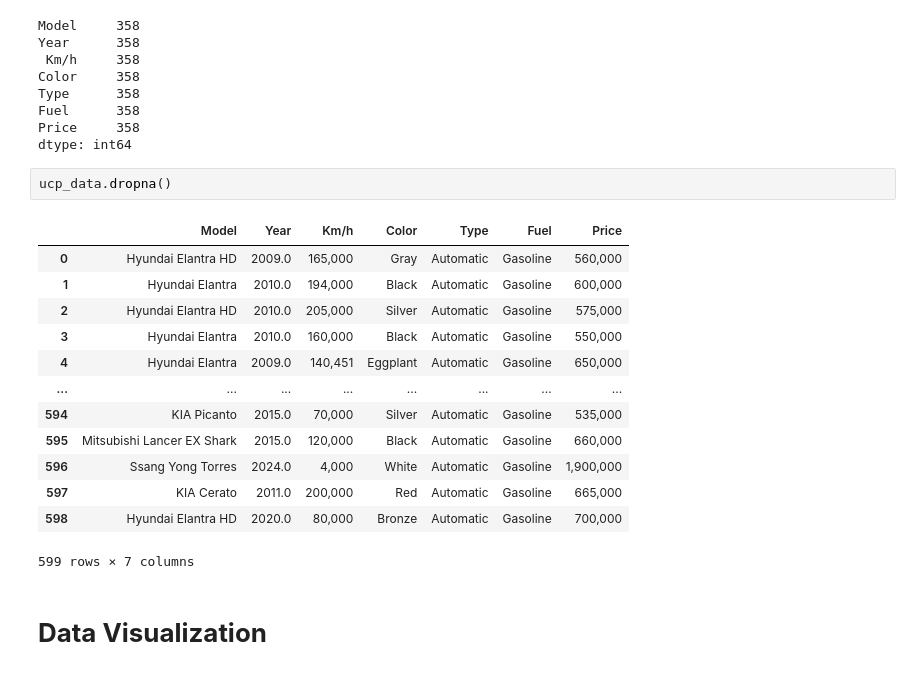
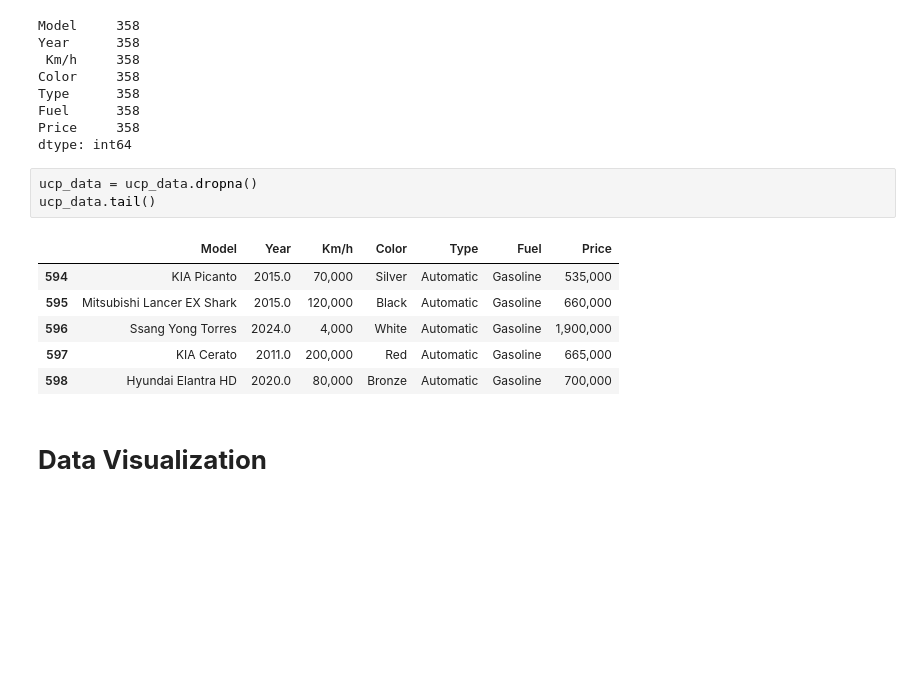
Before and after one commit to WONYOUNG-SONG/Kaggle, a Jupyter notebook: UsedCarPrice/submission.ipynb, the cells around one changed output. Drawn from its saved outputs; the diff is of its cells as text; blank space fills up the shorter version.

```diff
--- a/UsedCarPrice/submission.ipynb
+++ b/UsedCarPrice/submission.ipynb
@@ -46,21 +46,15 @@ Fuel      358
 Price     358
 dtype: int64
 # %%
-ucp_data.dropna()
+ucp_data = ucp_data.dropna()
+ucp_data.tail()
 # %% [output]
 |  | Model | Year | Km/h | Color | Type | Fuel | Price |
-| 0 | Hyundai Elantra HD | 2009.0 | 165,000 | Gray | Automatic | Gasoline | 560,000 |
-| 1 | Hyundai Elantra | 2010.0 | 194,000 | Black | Automatic | Gasoline | 600,000 |
-| 2 | Hyundai Elantra HD | 2010.0 | 205,000 | Silver | Automatic | Gasoline | 575,000 |
-| 3 | Hyundai Elantra | 2010.0 | 160,000 | Black | Automatic | Gasoline | 550,000 |
-| 4 | Hyundai Elantra | 2009.0 | 140,451 | Eggplant | Automatic | Gasoline | 650,000 |
-| ... | ... | ... | ... | ... | ... | ... | ... |
 | 594 | KIA Picanto | 2015.0 | 70,000 | Silver | Automatic | Gasoline | 535,000 |
 | 595 | Mitsubishi Lancer EX Shark | 2015.0 | 120,000 | Black | Automatic | Gasoline | 660,000 |
 | 596 | Ssang Yong Torres | 2024.0 | 4,000 | White | Automatic | Gasoline | 1,900,000 |
 | 597 | KIA Cerato | 2011.0 | 200,000 | Red | Automatic | Gasoline | 665,000 |
 | 598 | Hyundai Elantra HD | 2020.0 | 80,000 | Bronze | Automatic | Gasoline | 700,000 |
-599 rows × 7 columns
 # %% [markdown]
 # **Data Visualization**
 # %%
```
Also changed, not shown: parts of 5 cells of this notebook.
